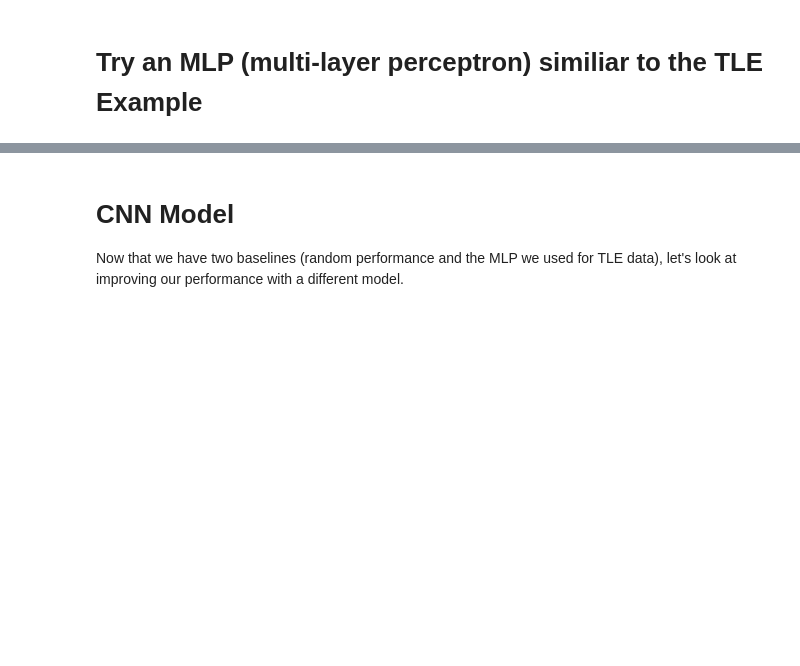
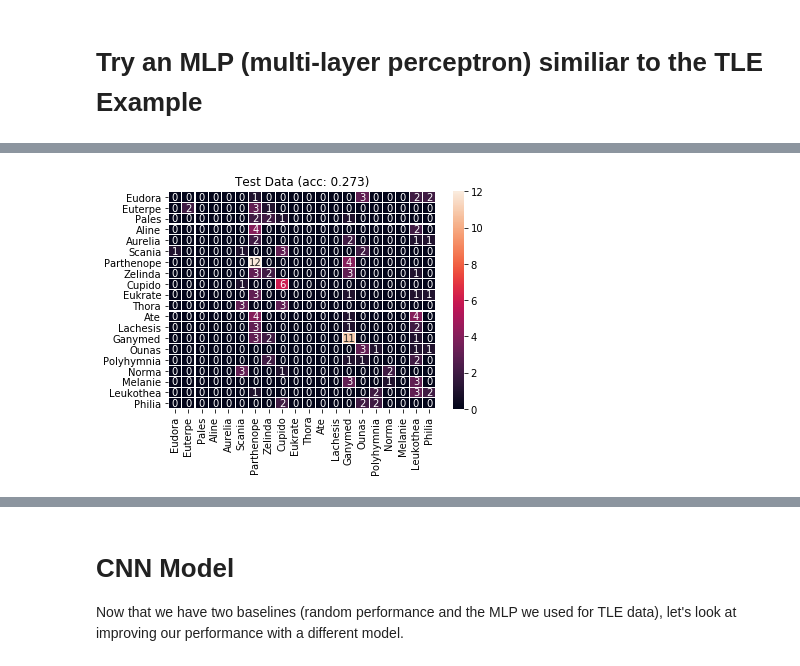
Before and after one commit to PJ7668/ml-for-ssa, a Jupyter notebook: Asteroid Light Curve Examples - Part 1.ipynb, the cells around one changed output, grey strips where cells are left out. Cells and saved outputs as stored; diff of their text form; code cells hidden in the pictures; blank space fills up the shorter version.

```diff
--- a/Asteroid Light Curve Examples - Part 1.ipynb
+++ b/Asteroid Light Curve Examples - Part 1.ipynb
@@ -149,3 +208,5 @@ model.fit(
 # %%
-plot_confusion_matrix(model, X_test, y_test, 'Test Data')
+plot_confusion_matrix(model, X_test, y_test, 'Test Data', names=names)
+# %% [output]
+[figure, added]
 # %%
```
Also changed, not shown: parts of 17 cells of this notebook, 3 other files.
